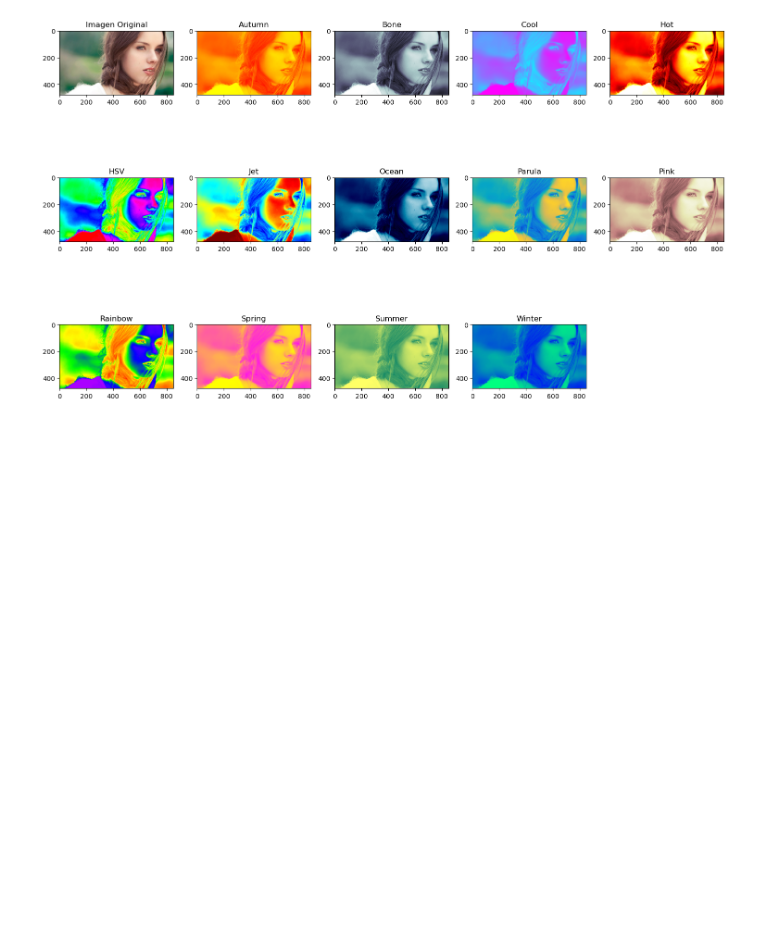
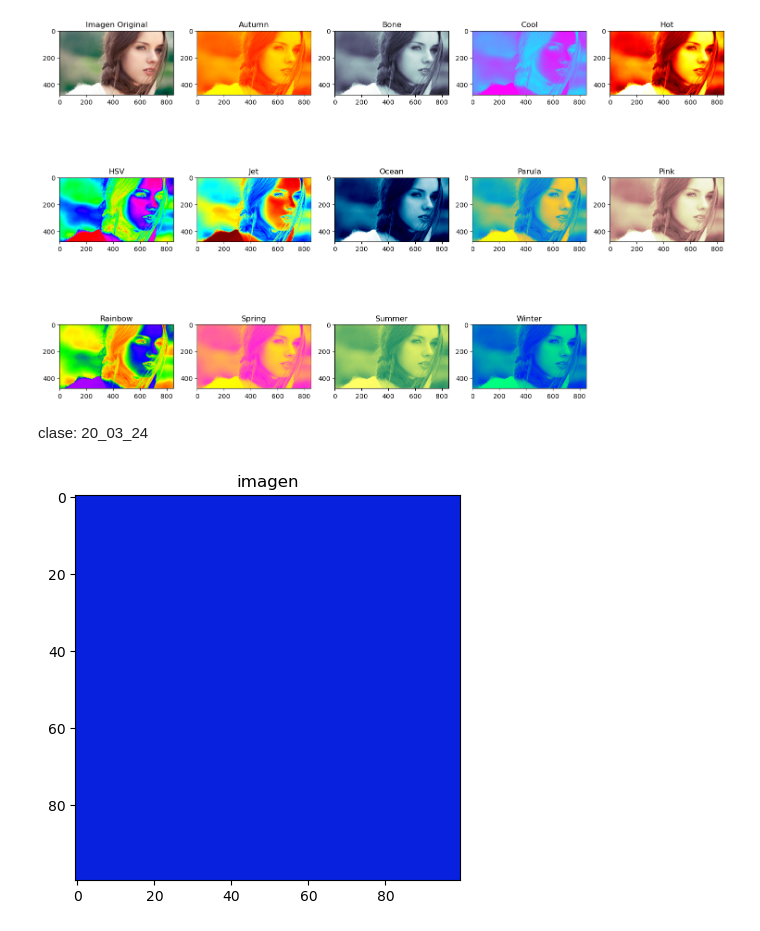
Before and after one commit to GuerreroT/clase1, a Jupyter notebook: clase19_03_24.ipynb, the cells around one changed output. Drawn from its saved outputs; the diff is of its cells as text; code cells hidden in the pictures; blank space fills up the shorter version.

```diff
--- a/clase19_03_24.ipynb
+++ b/clase19_03_24.ipynb
@@ -115,3 +149,26 @@ plt.tight_layout()
 plt.show()
 # %% [output]
 [figure]
+# %% [markdown]
+clase: 20_03_24
+# %%
+import cv2
+import numpy as np
+import matplotlib.pyplot as plt
+
+plt.rcParams['figure.figsize']=[10,5]
+tamanio_img=100
+R=np.ones((tamanio_img,tamanio_img))*7
+G=np.ones((tamanio_img,tamanio_img))*33
+B=np.ones((tamanio_img,tamanio_img))*223
+
+imagen=np.dstack((R,G,B))
+imagen=np.array(imagen,dtype=int)
+
+plt.figure()
+plt.imshow(imagen)
+plt.title('imagen')
+
+plt.show()
+# %% [output]
+[figure, added]
```
Also changed, not shown: parts of 4 cells of this notebook.
